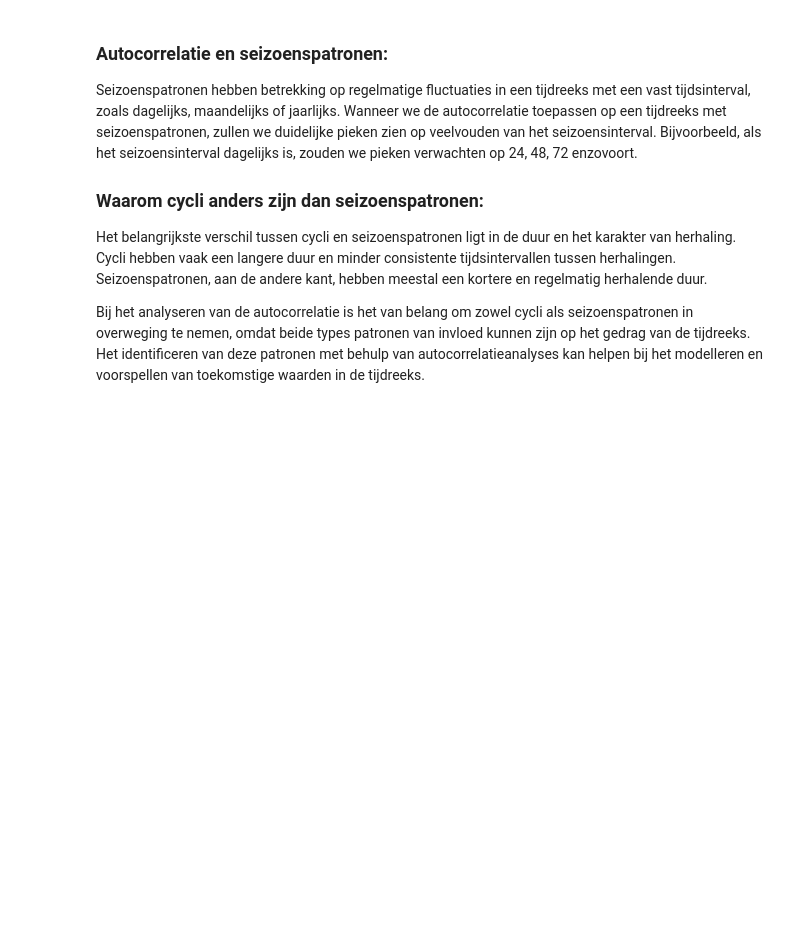
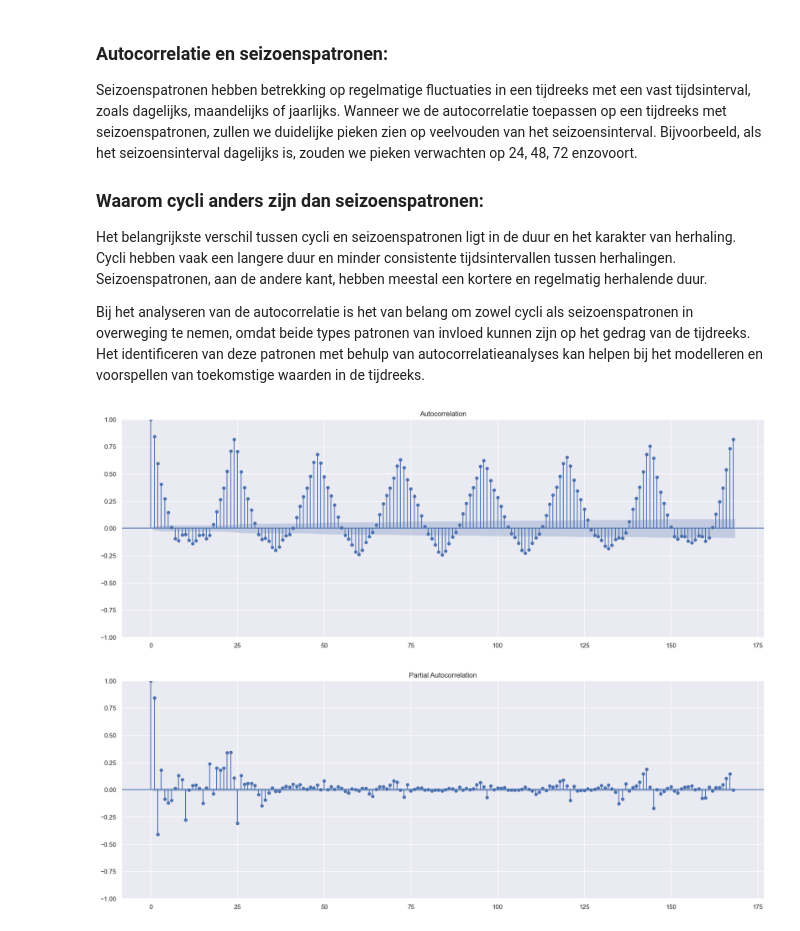
Before and after one commit to DaanEising/RentalPredictions, a Jupyter notebook: MainMarkNieuwste.ipynb, the cells around one changed output. Drawn from its saved outputs; the diff is of its cells as text; code cells hidden in the pictures; blank space fills up the shorter version.

```diff
--- a/Main.ipynb
+++ b/MainMarkNieuwste.ipynb
@@ -32,6 +33,13 @@ display(df)
 df['date_hour'] = pd.to_datetime(df['date_hour'])
 
 def datetime_preprocessing(df):
+    """
+    Adds columns based on time to the pandas dataframe, the following columns will be added: hour, dayofweek, dayofyear,
+    weekday_name, week_number, month, month_name, year and season
+
+    Parameters:
+    df: Pandas Dataframe which has a time series
+    """
     df['hour'] = df['date_hour'].dt.hour
     df['dayofweek'] = df['date_hour'].dt.dayofweek
     df['dayofyear'] = df['date_hour'].dt.dayofyear
@@ -299,8 +331,16 @@ Het belangrijkste verschil tussen cycli en seizoenspatronen ligt in de duur en h
 Bij het analyseren van de autocorrelatie is het van belang om zowel cycli als seizoenspatronen in overweging te nemen, omdat beide types patronen van invloed kunnen zijn op het gedrag van de tijdreeks. Het identificeren van deze patronen met behulp van autocorrelatieanalyses kan helpen bij het modelleren en voorspellen van toekomstige waarden in de tijdreeks.
 # %%
 def auto_correlation(df):
+    """
+    Plots the autocorrelation and partial autocorrelation of the target column from the DataFrame
+
+    Parameters:
+    - df: Pandas Dataframe with the target column to plot the autocorrelation and partial autocorrelation from.
+    """
     fig, ax = plt.subplots(2, 1, figsize=(20, 15))
     plot_acf(df['cnt'], ax=ax[0], lags=24*7)
     plot_pacf(df['cnt'], ax=ax[1], lags=24*7)
 
 auto_correlation(df)
+# %% [output]
+[figure, added]
```
Also changed, not shown: parts of 8 cells of this notebook, 6 other files.
